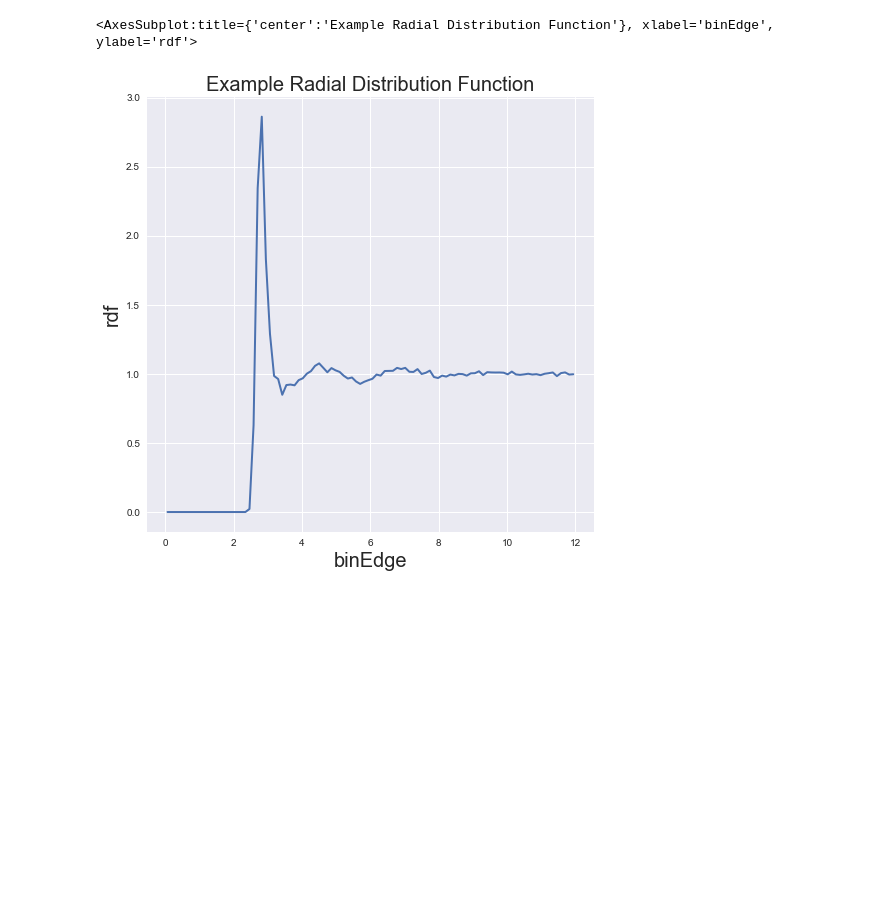
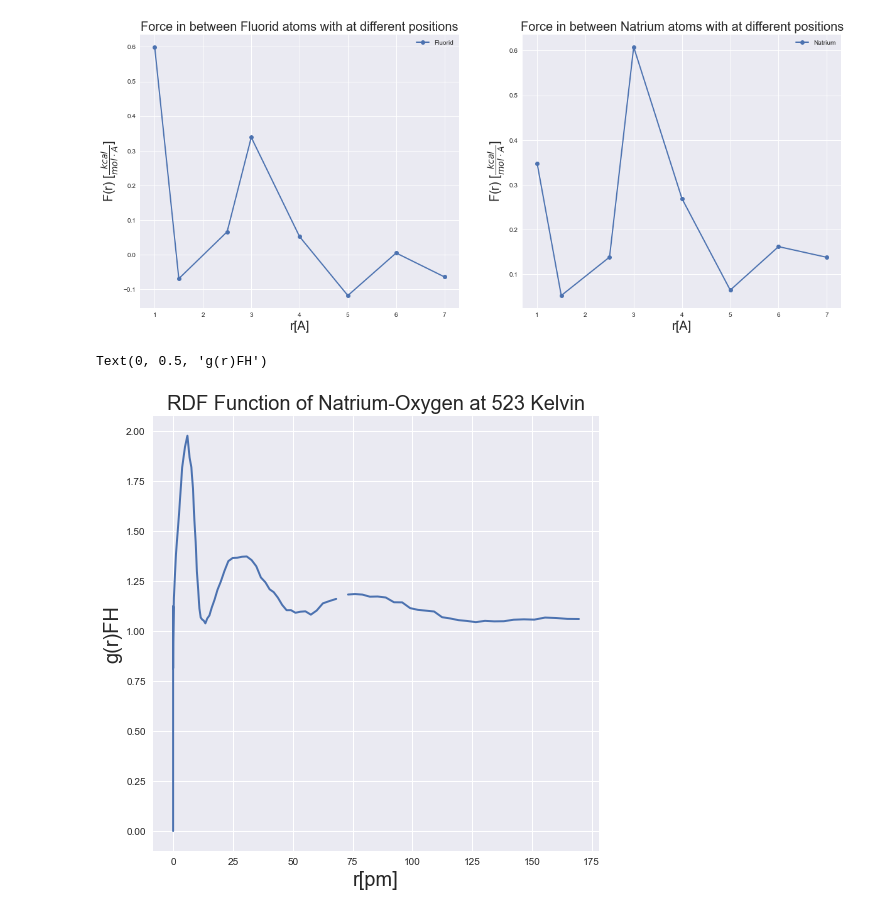
Before and after one commit to Dudgit/Molecular-Dynamics, a Jupyter notebook: workspace/mianv1.ipynb, the cells around one changed output. Saved outputs shown, nothing was run; the diff lists cells and outputs as text; code cells hidden in the pictures; blank space fills up the shorter version.

```diff
--- a/workspace/mianv1.ipynb
+++ b/workspace/mianv1.ipynb
@@ -7,6 +7,33 @@ exampleRDF = readRDF("rdf.dat")
-# %%
-plt.title("Example Radial Distribution Function")
-sns.lineplot(data = exampleRDF,x = "binEdge",y = "rdf")
-# %% [output]
-<AxesSubplot:title={'center':'Example Radial Distribution Function'}, xlabel='binEdge', ylabel='rdf'>
-[figure, removed]
+# %%
+R = [1,1.5,2.5,3,4,5,6,7]
+# %%
+f1 , na1 = ionForce("forces/force_ions_0_1_0.xyz",1)
+f15 ,na15 = ionForce("forces/force_ions_0_15_0.xyz",1)
+f25 ,na25 = ionForce("forces/force_ions_0_25_0.xyz",1)
+f3 , na3 = ionForce("forces/force_ions_0_3_0.xyz",1)
+f4 , na4 = ionForce("forces/force_ions_0_4_0.xyz",1)
+f5 , na5 = ionForce("forces/force_ions_0_5_0.xyz",1)
+f6 , na6 = ionForce("forces/force_ions_0_6_0.xyz",1)
+f7 , na7 = ionForce("forces/force_ions_0_7_0.xyz",1)
+# %%
+F_fluor = [f1,f15,f25,f3,f4,f5, f6, f7 ]
+F_na = [na1,na15,na25,na3 ,na4 ,na5 ,na6 ,na7 ]
+# %%
+plt.figure(figsize=(20,8))
+
+plt.subplot(121)
+plt.title("Force in between Fluorid atoms with at different positions")
+plt.plot(R,F_fluor, "-o", label ="Fluorid")
+plt.ylabel("F(r) ["+r'$\frac{kcal}{mol \cdot A}$'+"]")
+plt.xlabel("r[A]")
+plt.legend()
+
+plt.subplot(122)
+plt.title("Force in between Natrium atoms with at different positions")
+plt.plot(R,F_na,"-o",label ="Natrium")
+plt.ylabel("F(r) ["+r'$\frac{kcal}{mol \cdot A}$'+"]")
+plt.xlabel("r[A]")
+plt.legend()
+plt.savefig("fig1.png")
+# %% [output]
+[figure, added]
@@ -12,0 +47,11 @@ sns.lineplot(data = exampleRDF,x = "binEdge",y = "rdf")
+# %%
+#ions.iloc[1500:1600,[3,4]].plot(x="binEdge_H2",y="RDF_O")
+xdata =  ions2.iloc[2800:2900,5]
+ydata =  ions2.iloc[2800:2900,6]
+plt.plot(xdata,ydata, label = "K=773")
+plt.title("RDF Function of Natrium-Oxygen at 523 Kelvin")
+plt.xlabel("r[pm]")
+plt.ylabel("g(r)FH")
+# %% [output]
+Text(0, 0.5, 'g(r)FH')
+[figure, added]
```
Also changed, not shown: parts of 7 cells of this notebook.
